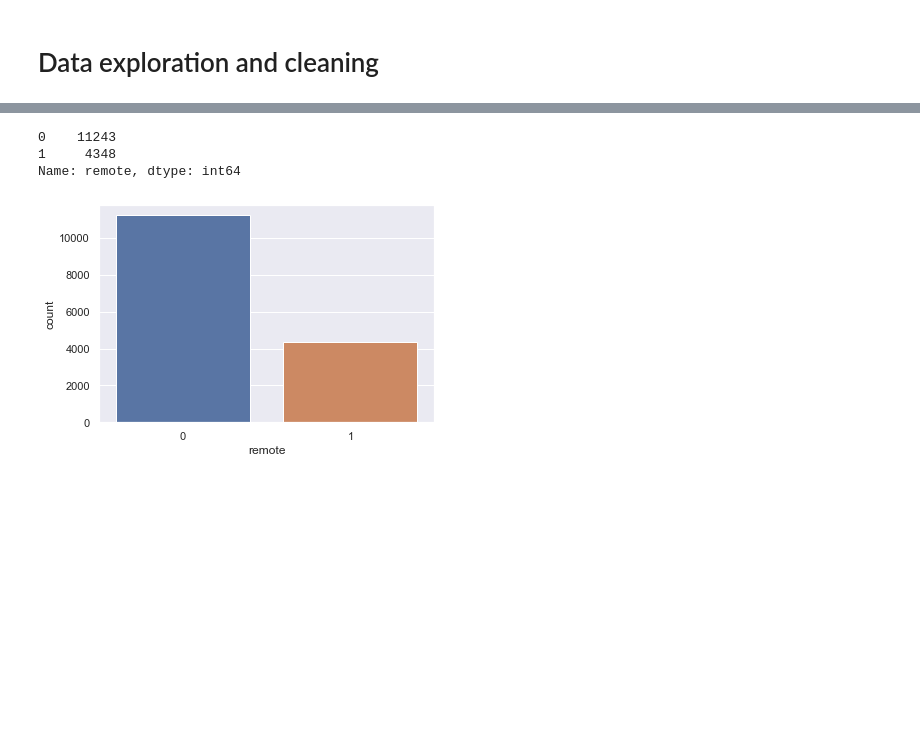
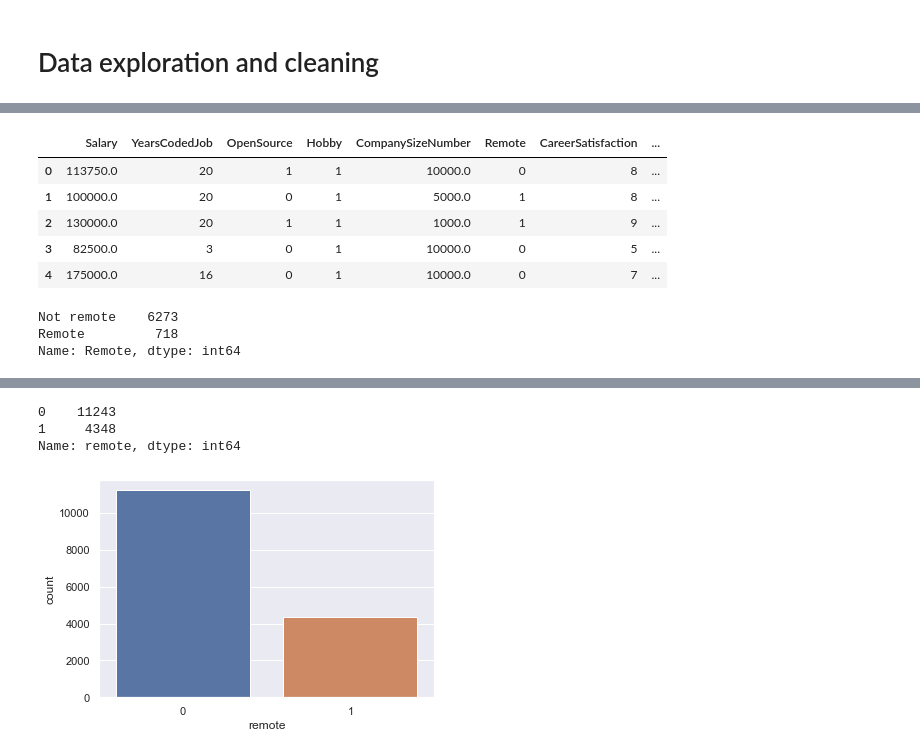
Before and after one commit to jvfe/ml4humans-exercises, a Jupyter notebook: 2.2/devs_Logreg.ipynb, the cells around one changed output, grey strips where cells are left out. Cells and saved outputs as stored; diff of their text form; code cells hidden in the pictures; blank space fills up the shorter version.

```diff
--- a/2.2/devs_Logreg.ipynb
+++ b/2.2/devs_Logreg.ipynb
@@ -95,0 +50,2 @@ See the caveats in the documentation: https://pandas.pydata.org/pandas-docs/stab
+# %%
+data = data.drop(['Respondent', 'Country'], 1)
@@ -95,0 +81,33 @@ See the caveats in the documentation: https://pandas.pydata.org/pandas-docs/stab
+# %%
+nominal = ['OpenSource',
+ 'Hobby',
+ 'Remote',
+ 'Data scientist',
+ 'Database administrator',
+ 'Desktop applications developer',
+ 'Developer with stats/math background',
+ 'DevOps',
+ 'Embedded developer',
+ 'Graphic designer',
+ 'Graphics programming',
+ 'Machine learning specialist',
+ 'Mobile developer',
+ 'Quality assurance engineer',
+ 'Systems administrator',
+ 'Web developer']
+# %%
+data_bin = MultiColumnLabelEncoder(columns = nominal).fit_transform(data)
+data_bin.head()
+# %% [output]
+|  | Salary | YearsCodedJob | OpenSource | Hobby | CompanySizeNumber | Remote | CareerSatisfaction | ... |
+| 0 | 113750.0 | 20 | 1 | 1 | 10000.0 | 0 | 8 | ... |
+| 1 | 100000.0 | 20 | 0 | 1 | 5000.0 | 1 | 8 | ... |
+| 2 | 130000.0 | 20 | 1 | 1 | 1000.0 | 1 | 9 | ... |
+| 3 | 82500.0 | 3 | 0 | 1 | 10000.0 | 0 | 5 | ... |
+| 4 | 175000.0 | 16 | 0 | 1 | 10000.0 | 0 | 7 | ... |
+# %%
+data['Remote'].value_counts()
+# %% [output]
+Not remote    6273
+Remote         718
+Name: Remote, dtype: int64
```
Also changed, not shown: parts of 8 cells of this notebook.
